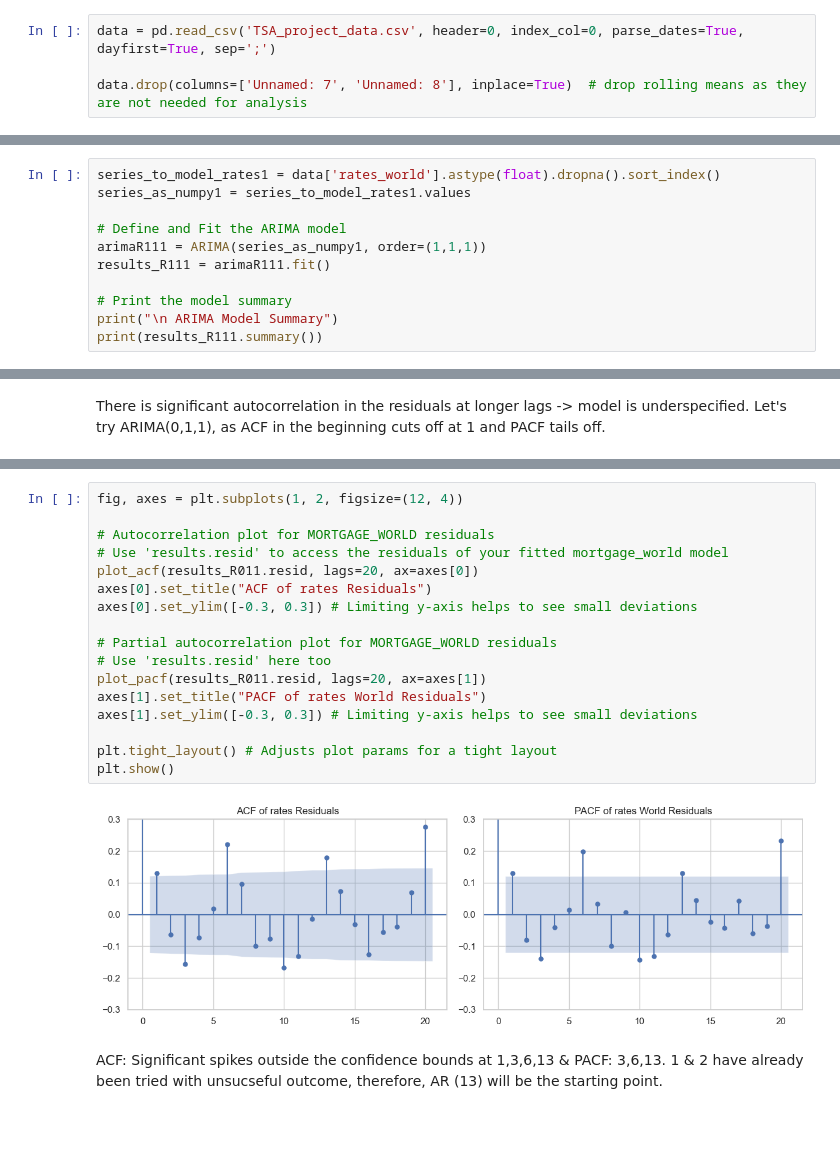
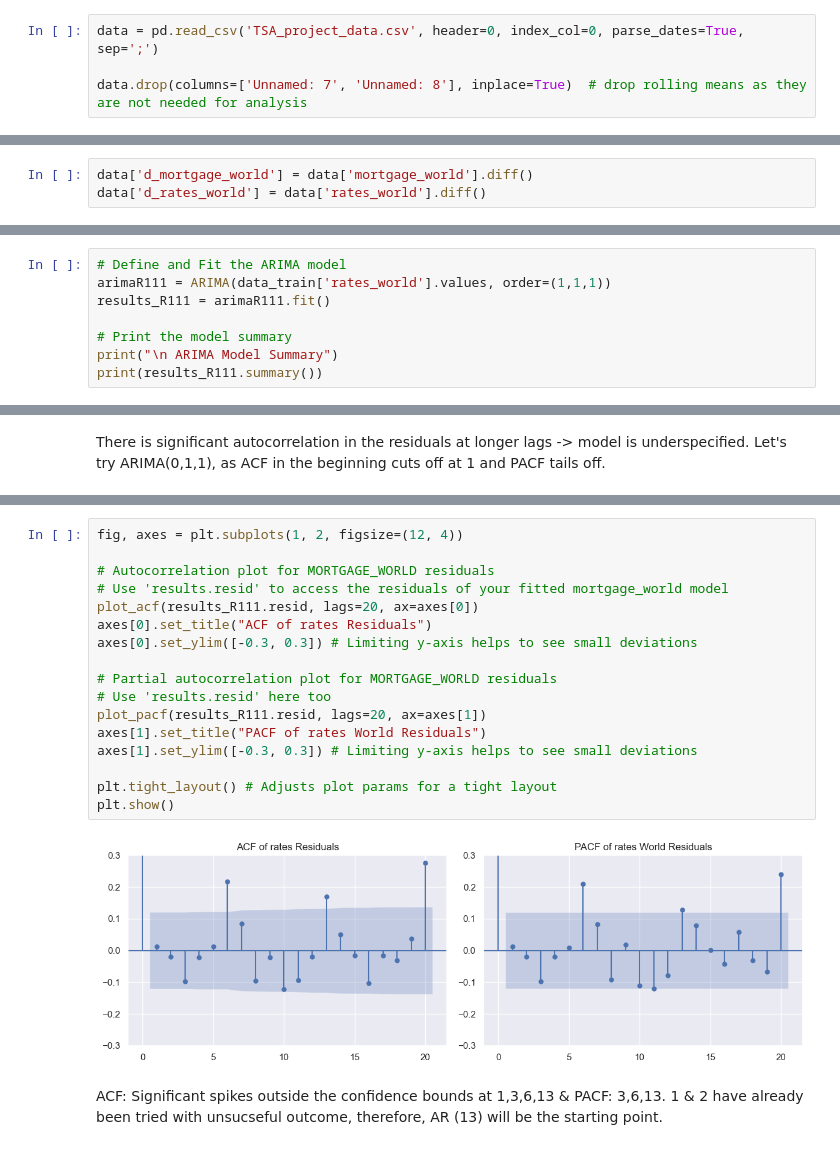
Before and after one commit to asmisiak/TSA_project, a Jupyter notebook: TSA_project.ipynb, the cells around one changed output, grey strips where cells are left out. Drawn from its saved outputs; the diff is of its cells as text.

Commit message:
Changed some of the ARIMA code, added forecasts and evaluation

```diff
--- a/TSA_project.ipynb
+++ b/TSA_project.ipynb
@@ -71,6 +71,6 @@ warnings.simplefilter("ignore", category="ValueWarning")
 pd.options.display.float_format = '{:.10f}'.format
 sns.set_theme(style="whitegrid")
 # %%
-data = pd.read_csv('TSA_project_data.csv', header=0, index_col=0, parse_dates=True, dayfirst=True, sep=';')
+data = pd.read_csv('TSA_project_data.csv', header=0, index_col=0, parse_dates=True, sep=';')
 
 data.drop(columns=['Unnamed: 7', 'Unnamed: 8'], inplace=True)  # drop rolling means as they are not needed for analysis
@@ -115,3 +122,6 @@ data.describe()
+# %%
+data['d_mortgage_world'] = data['mortgage_world'].diff()
+data['d_rates_world'] = data['rates_world'].diff()
 # %%
 forecast_horizon = 6
 data_short = data.iloc[:-forecast_horizon]
@@ -961,9 +1016,6 @@ Almost all spikes are within the confidence bands without any pattern for a coup
 # %%
-series_to_model_rates1 = data['rates_world'].astype(float).dropna().sort_index()
-series_as_numpy1 = series_to_model_rates1.values
-
 # Define and Fit the ARIMA model
-arimaR111 = ARIMA(series_as_numpy1, order=(1,1,1))
+arimaR111 = ARIMA(data_train['rates_world'].values, order=(1,1,1))
 results_R111 = arimaR111.fit()
 
 # Print the model summary
@@ -1037,22 +1089,22 @@ print(ljung_test_rates)
 # %%
 fig, axes = plt.subplots(1, 2, figsize=(12, 4))
 
 # Autocorrelation plot for MORTGAGE_WORLD residuals
 # Use 'results.resid' to access the residuals of your fitted mortgage_world model
-plot_acf(results_R011.resid, lags=20, ax=axes[0])
+plot_acf(results_R111.resid, lags=20, ax=axes[0])
 axes[0].set_title("ACF of rates Residuals")
 axes[0].set_ylim([-0.3, 0.3]) # Limiting y-axis helps to see small deviations
 
 # Partial autocorrelation plot for MORTGAGE_WORLD residuals
 # Use 'results.resid' here too
-plot_pacf(results_R011.resid, lags=20, ax=axes[1])
+plot_pacf(results_R111.resid, lags=20, ax=axes[1])
 axes[1].set_title("PACF of rates World Residuals")
 axes[1].set_ylim([-0.3, 0.3]) # Limiting y-axis helps to see small deviations
 
 plt.tight_layout() # Adjusts plot params for a tight layout
 plt.show()
 # %% [output]
-[figure, old version]
+[figure, new version]
 # %% [markdown]
 ACF: Significant spikes outside the confidence bounds at 1,3,6,13 & PACF: 3,6,13. 1 & 2 have already been tried with unsucseful outcome, therefore, AR (13) will be the starting point.
 # %%
```
Also changed, not shown: parts of 36 cells of this notebook.
